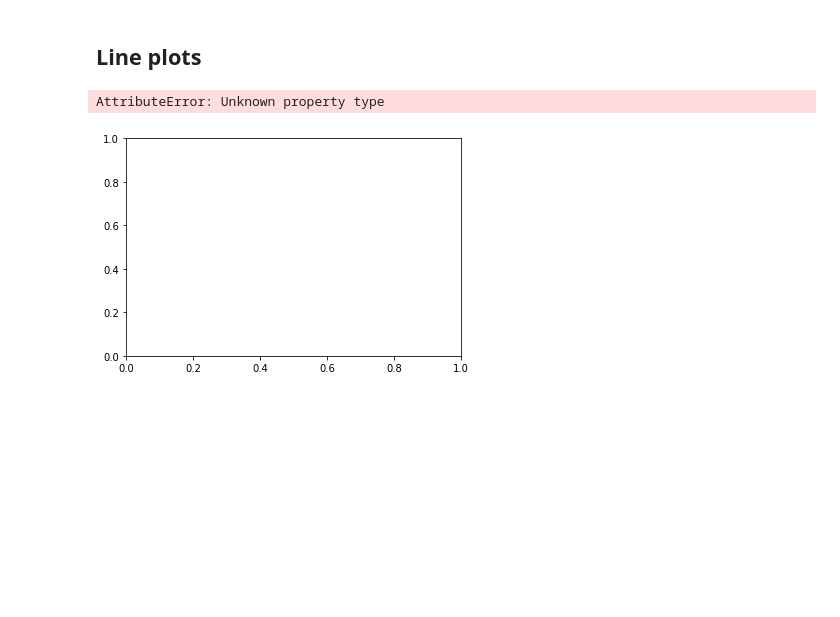
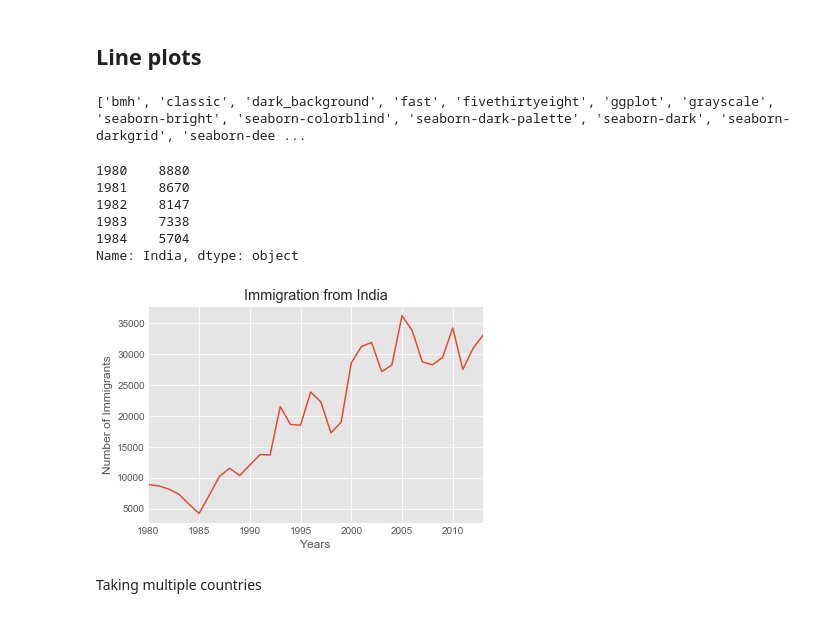
Before and after one commit to soum-sr/DataVisualization, a Jupyter notebook: ImmigrationData.ipynb, the cells around one changed output. Cells and saved outputs as stored; diff of their text form; code cells hidden in the pictures; blank space fills up the shorter version.

```diff
--- a/ImmigrationData.ipynb
+++ b/ImmigrationData.ipynb
@@ -25,0 +122,2 @@ df_ca.head()
+# %%
+df_ca.columns = list(map(str, df_ca.columns))
@@ -25,0 +126,3 @@ df_ca.head()
+# %%
+years = list(map(str, range(1980, 2014)))
+print(years)
@@ -26,12 +190,28 @@ df_ca.head()
 # %% [markdown]
 ## Line plots
+# %%
+print(plt.style.available)
+mpl.style.use(['ggplot'])
+# %% [output]
+['bmh', 'classic', 'dark_background', 'fast', 'fivethirtyeight', 'ggplot', 'grayscale', 'seaborn-bright', 'seaborn-colorblind', 'seaborn-dark-palette', 'seaborn-dark', 'seaborn-darkgrid', 'seaborn-dee ...
+# %%
+india = df_ca.loc['India', years]
+india.index = india.index.map(int)
+india.head()
+# %% [output]
+1980    8880
+1981    8670
+1982    8147
+1983    7338
+1984    5704
+Name: India, dtype: object
 # %%
-years = list(range(1980,2014))
-
-df_ca.loc['India', years].plot(kind='line')
+india.plot(kind='line')
 plt.title('Immigration from India')
-plt.ylabel('Number of immegrants')
-plt.xlab
+plt.xlabel('Years')
+plt.ylabel('Number of Immigrants')
+plt.show()
 # %% [output]
-AttributeError: Unknown property type
-[figure, old version]
+[figure, new version]
+# %% [markdown]
+Taking multiple countries
```
Also changed, not shown: parts of 24 cells of this notebook.
